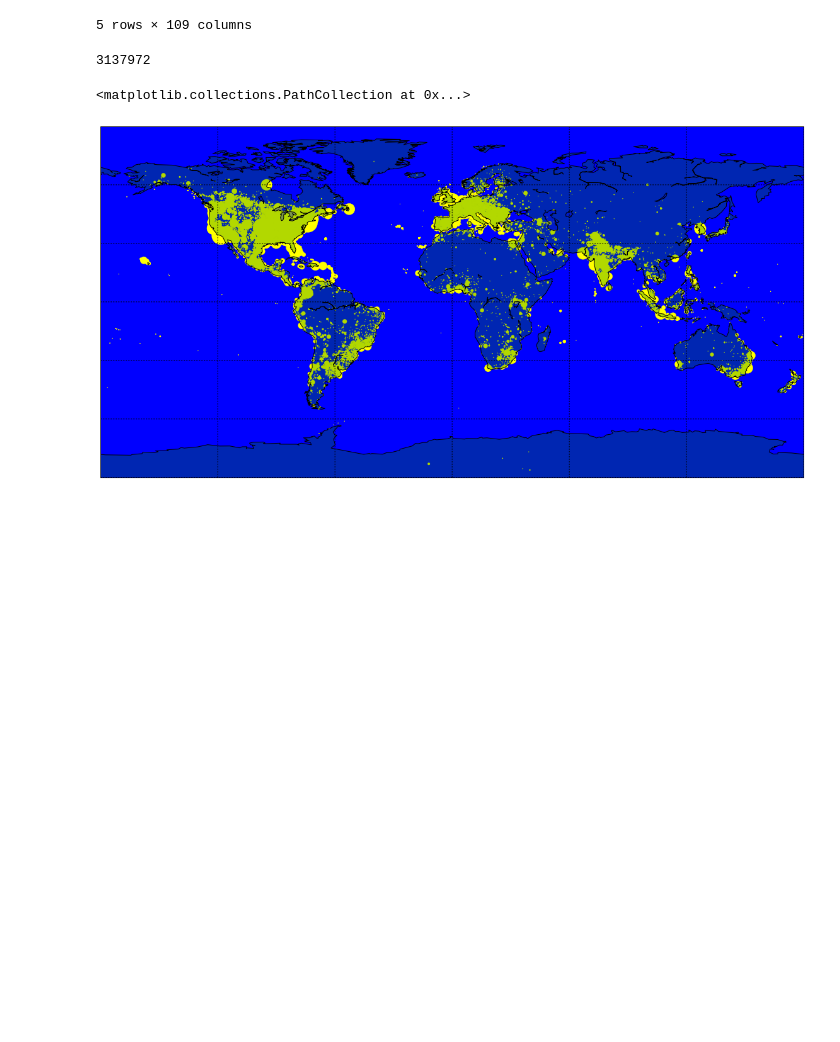
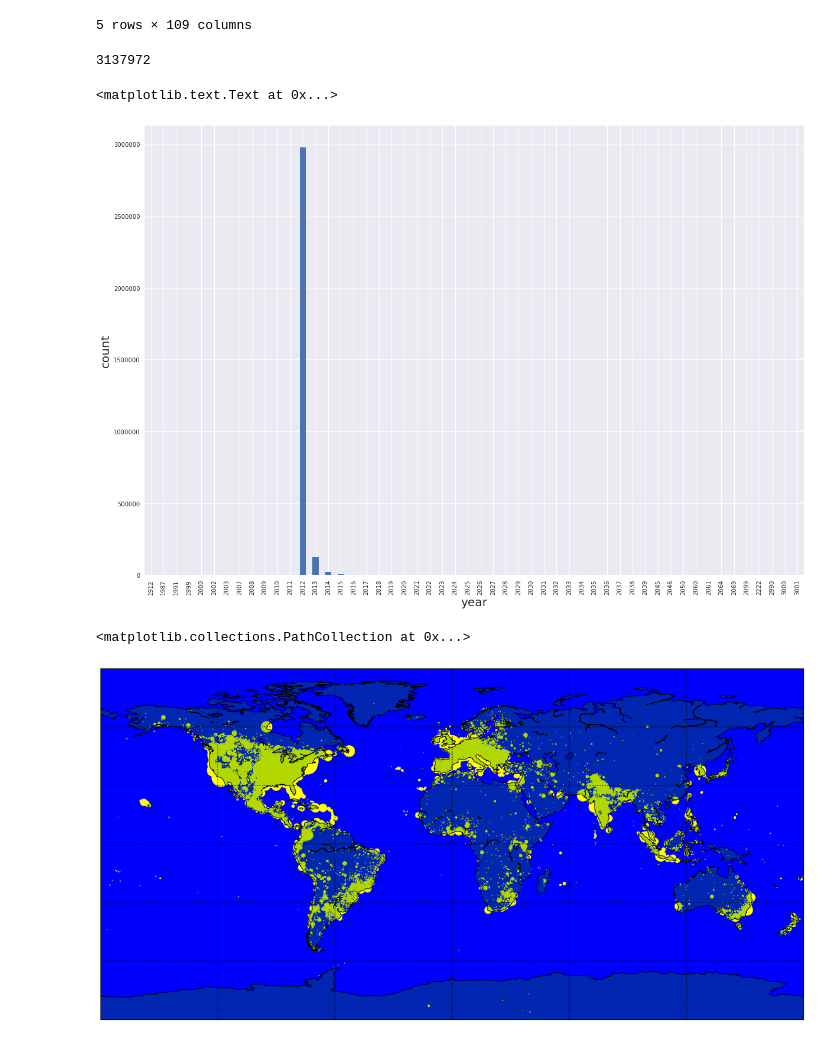
Before and after one commit to YRustt/Contests, a Jupyter notebook: Recomendation system/test.ipynb, the cells around one changed output. Saved outputs shown, nothing was run; the diff lists cells and outputs as text; code cells hidden in the pictures; blank space fills up the shorter version.

```diff
--- a/Recomendation system/test.ipynb
+++ b/Recomendation system/test.ipynb
@@ -278,6 +279,16 @@ events.head()
 events.shape[0]
 # %% [output]
 3137972
+# %%
+(events.start_time.apply(lambda x: x.split('-')[0] if x.find('-') != -1 else np.nan)
+                  .value_counts()
+                  .sort_index()
+                  .plot(kind='bar'))
+plt.xlabel('year')
+plt.ylabel('count')
+# %% [output]
+<matplotlib.text.Text at 0x...>
+[figure, added]
 # %%
 m = Basemap(projection='cyl',llcrnrlat=-90,urcrnrlat=90,llcrnrlon=-180,urcrnrlon=180,resolution='c')
 m.drawcoastlines()
```
Also changed, not shown: parts of 24 cells of this notebook.
